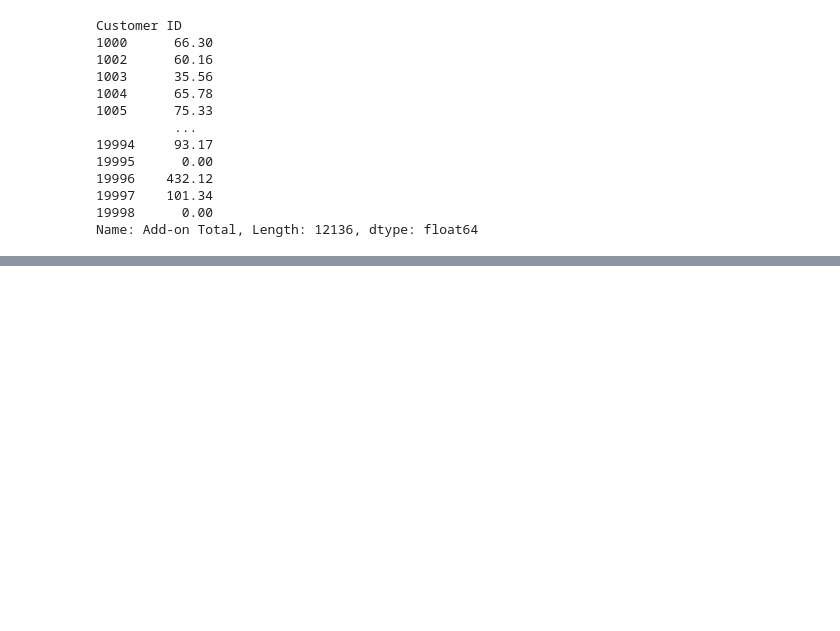
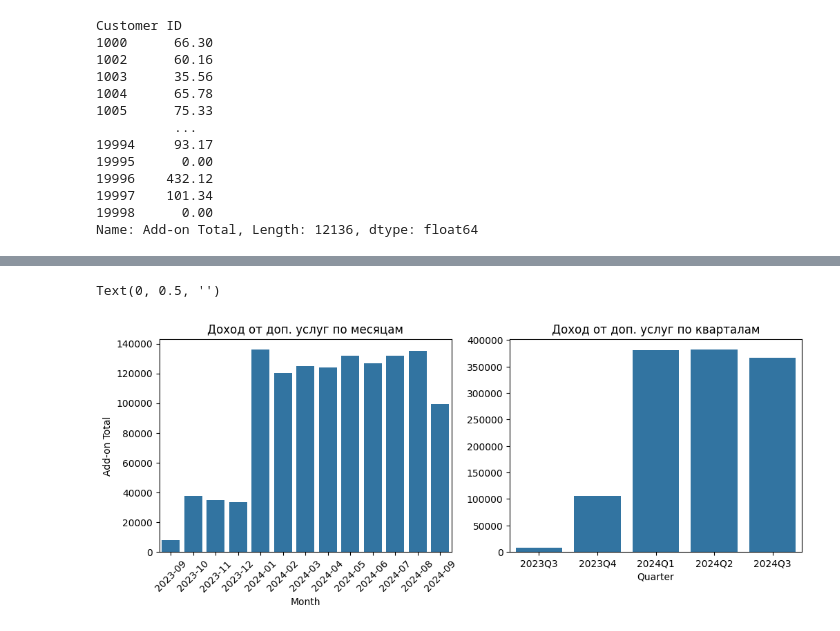
Before and after one commit to luky048-ship-it/My-training-Slubik-Stanislav, a Jupyter notebook: Домашнее_задание_3.ipynb, the cells around one changed output, grey strips where cells are left out. Cells and saved outputs as stored; diff of their text form; code cells hidden in the pictures; blank space fills up the shorter version.

```diff
--- a/Домашнее_задание_3.ipynb
+++ b/Домашнее_задание_3.ipynb
@@ -175,0 +222,32 @@ Name: Add-on Total, Length: 12136, dtype: float64
+# %%
+
+Date = pd.to_datetime(Sales['Purchase Date'])
+Sales['Month'] = Date.dt.to_period('M').astype(str)
+Sales['Quarter'] = Date.dt.to_period('Q').astype(str)
+fig, axes = plt.subplots(1, 2, figsize=(12, 4))
+
+
+addon_querter = Sales.groupby('Quarter')['Add-on Total'].sum().reset_index()
+addon_month = Sales.groupby('Month')['Add-on Total'].sum().reset_index()
+
+
+
+def print_two_columns():
+    pass
+
+
+
+sns.barplot(data=addon_month, x='Month', y='Add-on Total',  ax = axes[0])
+axes[0].set_title('Доход от доп. услуг по месяцам')
+axes[0].tick_params(axis='x', rotation=45)
+
+
+
+
+sns.barplot(data=addon_querter, x='Quarter', y='Add-on Total',  ax = axes[1])
+axes[1].set_title('Доход от доп. услуг по кварталам')
+axes[1].tick_params(axis='x')
+axes[1].set_ylabel('')
+# %% [output]
+Text(0, 0.5, '')
+[figure, added]
```
Also changed, not shown: parts of 7 cells of this notebook.
